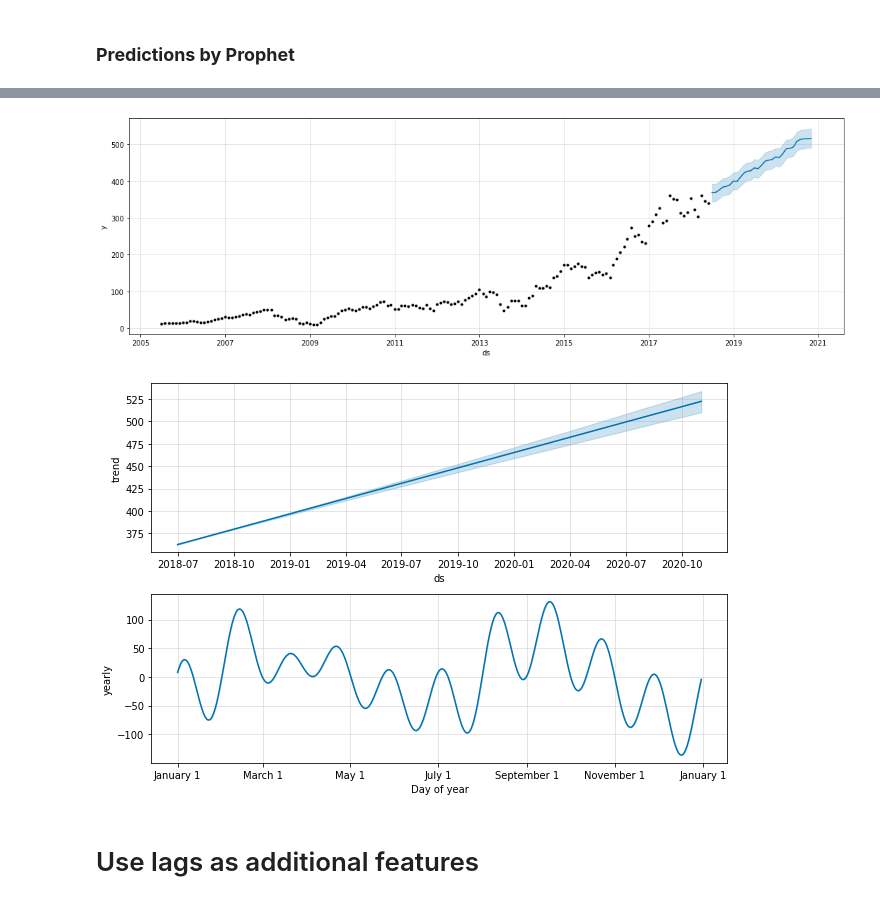
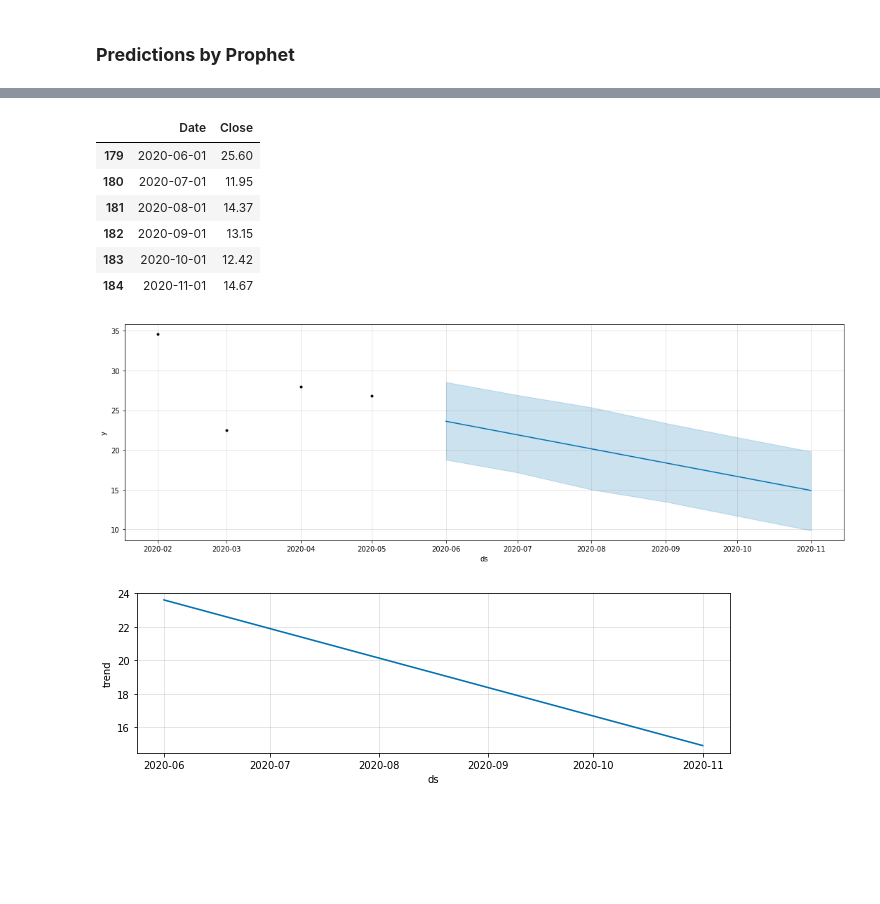
Before and after one commit to Selva-Subramanian/Yes-Bank-Stock-Closing-Price-Prediction, a Jupyter notebook: Yes_Bank_Stock_Closing_Price_Prediction.ipynb, the cells around one changed output, grey strips where cells are left out. Drawn from its saved outputs; the diff is of its cells as text; code cells hidden in the pictures; blank space fills up the shorter version.

```diff
--- a/Yes_Bank_Stock_Closing_Price_Prediction.ipynb
+++ b/Yes_Bank_Stock_Closing_Price_Prediction.ipynb
@@ -599,14 +842,21 @@ plotARIMA(diff, model, 6)
 ### <b> Predictions by Prophet
 # %%
 # set data to train and test
-dfp = df[['Date','Close']]
-split_date = '2018-06-01'
-df_train = df.loc[dfp['Date'] <= split_date].copy()
-df_test = df.loc[dfp['Date'] > split_date].copy()
+dfp = df[['Date','Close']][175:]
+split_date = '2020-05-01'
+df_train = dfp.loc[dfp['Date'] <= split_date].copy()
+df_test = dfp.loc[dfp['Date'] > split_date].copy()
+# %%
+# rename columns appropriately
+df_train = df_train.rename(columns={'Date':'ds','Close':'y'})
+df_test = df_test.rename(columns={'Date':'ds','Close':'y'})
+
+# select appropriate columns
+df_test = df_test.drop(columns=['y'], axis=1)
+df_test.reset_index(inplace=True)
+df_test.drop(columns=['index'], axis=1, inplace=True)
 # %%
-# Setup and train model and fit
-model = Prophet()
-model.fit(df_train.reset_index() \
-              .rename(columns={'Date':'ds',
-                               'Close':'y'}))
+# Setup and fit the model
+m = Prophet()
+m.fit(df_train)
 # %% [output]
@@ -619,0 +868,4 @@ df_test_fcst = model.predict(df=df_test.reset_index() \
+# %%
+# predicted closing prices
+forecast = m.predict(df_test)
+forecast[['ds', 'yhat', 'yhat_lower', 'yhat_upper']]
@@ -620,16 +880,25 @@ df_test_fcst = model.predict(df=df_test.reset_index() \
+# %%
+# actual closing prices
+df[179:][['Date','Close']]
+# %% [output]
+|  | Date | Close |
+| 179 | 2020-06-01 | 25.60 |
+| 180 | 2020-07-01 | 11.95 |
+| 181 | 2020-08-01 | 14.37 |
+| 182 | 2020-09-01 | 13.15 |
+| 183 | 2020-10-01 | 12.42 |
+| 184 | 2020-11-01 | 14.67 |
 # %%
 # Plot the forecast
 f, ax = plt.subplots(1)
 f.set_figheight(5)
 f.set_figwidth(15)
-fig = model.plot(df_test_fcst,
+fig = m.plot(forecast,
                  ax=ax)
 plt.show()
 
 # Plot the components of the model
-fig = model.plot_components(df_test_fcst)
+fig = m.plot_components(forecast)
 # %% [output]
-[figure, old version]
+[figure, new version]
-[figure, old version]
+[figure, new version]
-# %% [markdown]
-# Use lags as additional features
```
Also changed, not shown: parts of 64 cells of this notebook.
